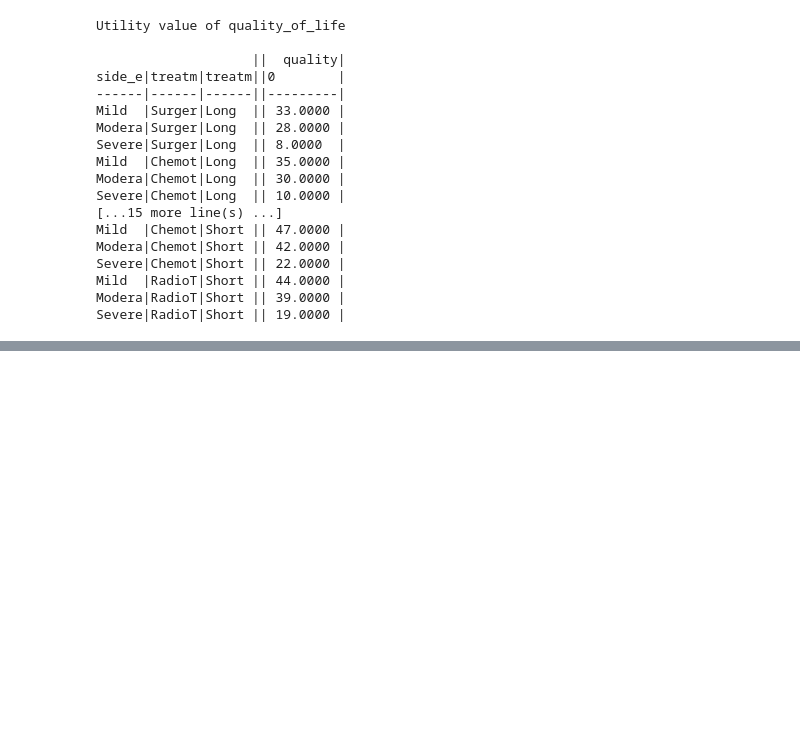
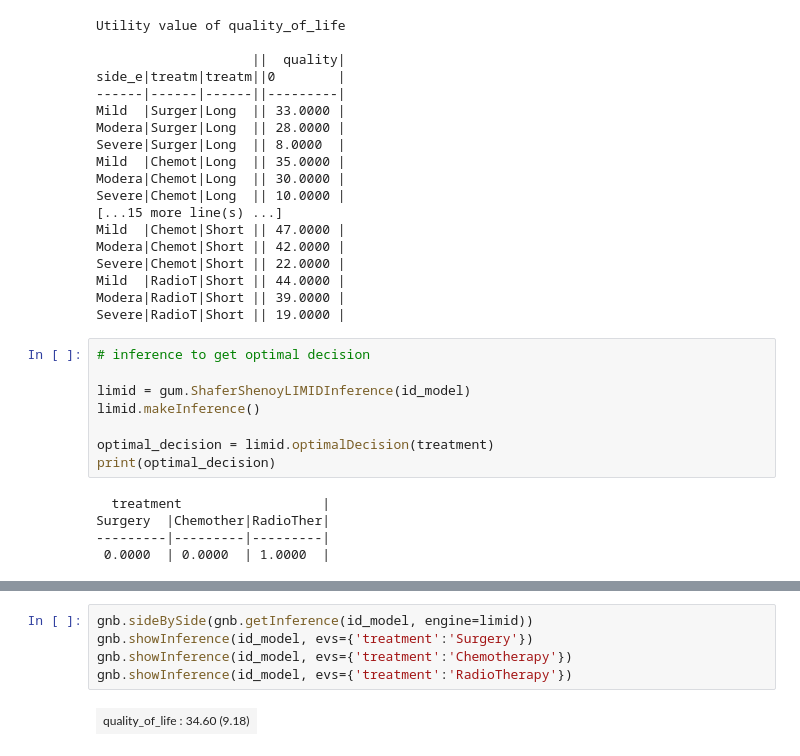
Before and after one commit to JChedidElRahbany/limidless-2in013, a Jupyter notebook: doc/code_tests/babys_first_influence_diagram.ipynb, the cells around one changed output, grey strips where cells are left out. Cells and saved outputs as stored; diff of their text form; blank space fills up the shorter version.

```diff
--- a/doc/code_tests/babys_first_influence_diagram.ipynb
+++ b/doc/code_tests/babys_first_influence_diagram.ipynb
@@ -92,7 +92,27 @@ Severe|Chemot|Short || 22.0000 |
 Mild  |RadioT|Short || 44.0000 |
 Modera|RadioT|Short || 39.0000 |
 Severe|RadioT|Short || 19.0000 |
+# %%
+# inference to get optimal decision
+
+limid = gum.ShaferShenoyLIMIDInference(id_model)
+limid.makeInference()
+
+optimal_decision = limid.optimalDecision(treatment)
+print(optimal_decision)
+# %% [output]
+  treatment                  |
+Surgery  |Chemother|RadioTher|
+---------|---------|---------|
+ 0.0000  | 0.0000  | 1.0000  |
 # %%
 gnb.showInfluenceDiagram(id_model)
 # %% [output]
 [drawing not drawn]
+# %%
+gnb.sideBySide(gnb.getInference(id_model, engine=limid))
+gnb.showInference(id_model, evs={'treatment':'Surgery'})
+gnb.showInference(id_model, evs={'treatment':'Chemotherapy'})
+gnb.showInference(id_model, evs={'treatment':'RadioTherapy'})
+# %% [output]
+| quality_of_life : 34.60 (9.18) |
```
Also changed, not shown: parts of 1 cell of this notebook, 5 other files.
